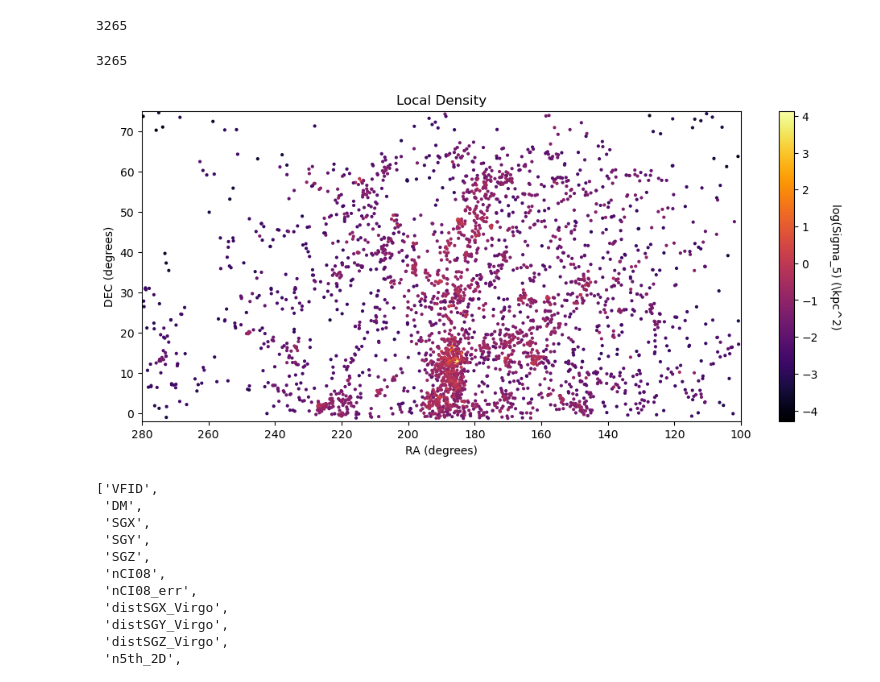
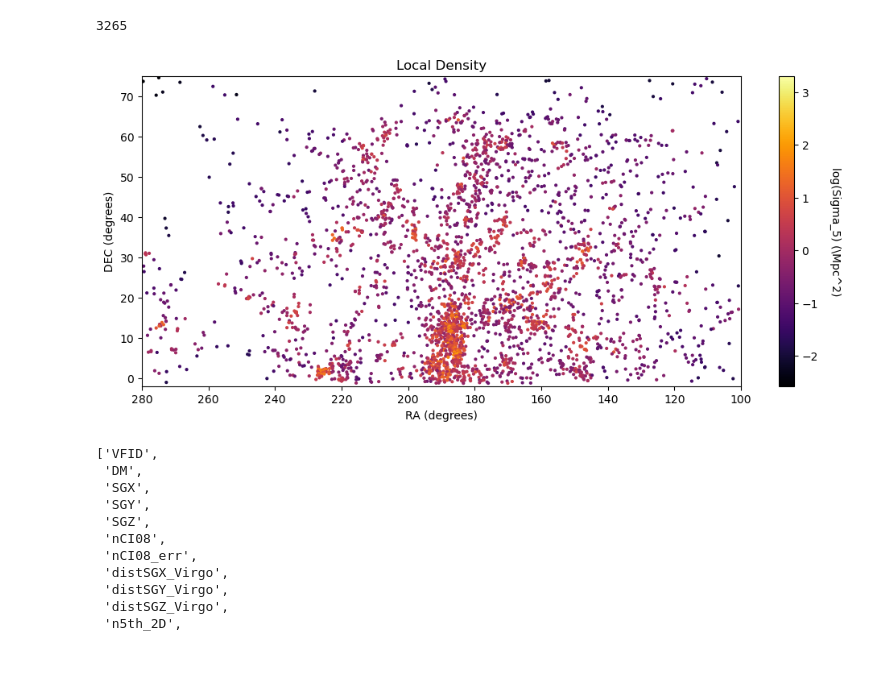
Before and after one commit to EvanBarkus/WISESize_Project, a Jupyter notebook: Castignani_LD.ipynb, the cells around one changed output. Drawn from its saved outputs; the diff is of its cells as text; code cells hidden in the pictures.

```diff
--- a/Castignani_LD.ipynb
+++ b/Castignani_LD.ipynb
@@ -81,8 +77,8 @@ def Local_Density(cuttab):
         d = []
 
         for i in range(n):
-            if abs(vtarg[i] - vtarg[i-1]) <= 3300: # Compares the velocity of each galaxy to the next and records it if it is within +/- 1500 km/s
-                #if abs(vtarg[i] - vtarg[i-1]) >= 500:
+            if (abs(vtarg[i] - vtarg[i-1]) < 3300) & (abs(vtarg[i] - vtarg[i-1]) > 500): # Compares the velocity of each galaxy to the next and records it if it is within +/- 1500 km/s
+                #if abs(vtarg[i] - vtarg[i-1]) > 500:
                 d.append({
                     "first": distance(points[i][0], points[i][1], target[0], target[1]), # Finds distance between target point and another point
                     "second": i # Stores new point that had its distance relative to the target found
@@ -106,7 +102,6 @@ def Local_Density(cuttab):
     for i in range(len(points)):
         target = points[i] # Switches target point
         for pt in Five_Nearest(points, target, K): # Calculates five nearest points for each points in points and stores them along with their targets
-            #if abs(vtarg[i] - vtarg[i-1]) <= 1500:
             five_nn.append((pt[0], pt[1])) # Includes six points for each target, the first of which in each set is the target itself
 
     # Separating target points from fifth nearest points
@@ -126,16 +121,16 @@ def Local_Density(cuttab):
 
     # Finds velocity of each of the five nearest neighbors
     #vtarg = myTab['vr'] # Recessional velocity from catalog (Target galaxy velocity)
-    #v = []
-    #for i in range(len(fifth_nearest_neighbors)):
-        #for j in range(len(points)):
-            #if fifth_nearest_neighbors[i][0] == points[j][0]:
-                #v.append(myTab['vr'][j])
+    v = []
+    for i in range(len(fifth_nearest_neighbors)):
+        for j in range(len(points)):
+            if fifth_nearest_neighbors[i][0] == points[j][0]:
+                v.append(myTab['vr'][j])
 
     # Redshifts of fifth nearest neighbors
     # This compares each point in fifth nearest neighbors to each point in points and stores their respective z values
     c = 3*10**8 #m/s
-    zc = cuttab['vr']/c
+    zc = (np.array(v)*1000)/c #cuttab['vr']
     z_fnn = []
     for i in range(len(fifth_nearest_neighbors)):
         for j in range(len(points)):
@@ -143,7 +138,7 @@ def Local_Density(cuttab):
                 z_fnn.append(zc[j])
 
 
-    # Converting angular distances to kpc
+    # Converting angular distances to Mpc
     # Array of redshifts for each fifth nearest neighbor
     z = np.array(z_fnn)
 
@@ -157,8 +152,8 @@ def Local_Density(cuttab):
     vz = z*c
     d = vz/H0 #m
 
-    # Using small angle approximation to convert to kpc
-    r_5 = (d*radians)*(3*10**(-19)) #kpc
+    # Using small angle approximation to convert to Mpc
+    r_5 = ((d*np.tan(radians))*(3.24*10**(-23)))/0.74 #Mpc/h
 
 
     # Find fifth nearest neighbor density
@@ -174,7 +169,7 @@ raflag = (raTab>ramin) & (raTab<ramax)
 
 # DEC cut
 decTab = myTab['DEC']
-decmin = -2
+decmin = -1.3
 decmax = 75
 decflag = (decTab>decmin) & (decTab<decmax)
 
@@ -196,28 +191,24 @@ print(len(cuttab))
 3265
 # %%
 sigma_5 = Local_Density(cuttab)
-# %%
-print(len(sigma_5))
-# %% [output]
-3265
 # %%
 ra = cuttab['RA']
 dec = cuttab['DEC']
 ccode = np.log10(sigma_5)
 
 #Plot RA vs DEC and color it by recessional velocity
 plt.figure(figsize=(12,5))
-plt.scatter(ra,dec,c=ccode,cmap='inferno',s=4) # ,alpha=0.8
+plt.scatter(ra,dec,c=ccode,cmap='inferno',s=4)
 plt.xlim(reversed(plt.xlim()))
 plt.title('Local Density')
 plt.xlabel('RA (degrees)')
 plt.ylabel('DEC (degrees)')
 plt.xlim(280,100)
 plt.ylim(-2,75)
 cbar = plt.colorbar()
-cbar.set_label('log(Sigma_5) (\kpc^2)',rotation=270,labelpad=20)
+cbar.set_label('log(Sigma_5) (\Mpc^2)',rotation=270,labelpad=20)
 # %% [output]
-[figure, old version]
+[figure, new version]
 # %%
 envTab=Table.read(catalog_path+'vf_v2_environment.fits')
 # %%
```
Also changed, not shown: parts of 7 cells of this notebook.
